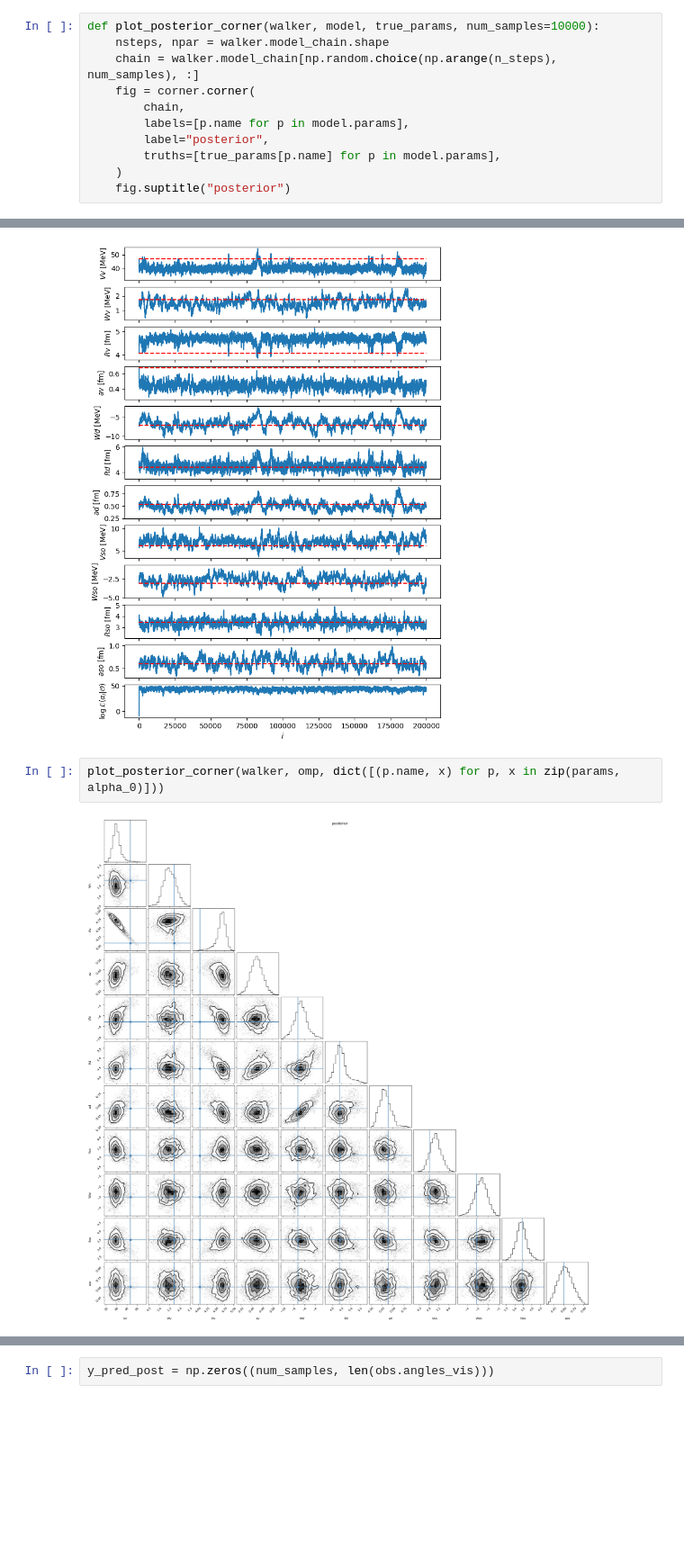
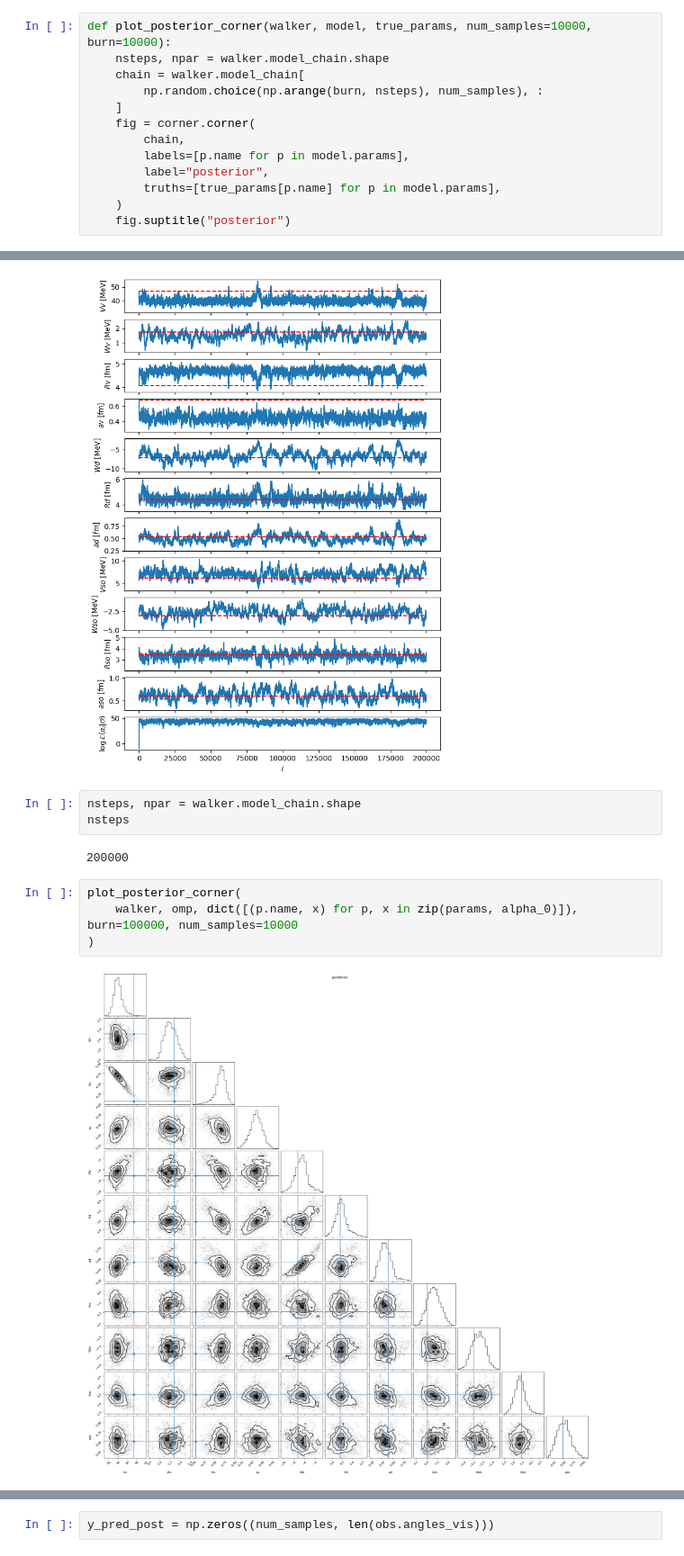
Before and after one commit to beykyle/rxmc, a Jupyter notebook: examples/fitting_an_optical_potential.ipynb, the cells around one changed output, grey strips where cells are left out. Shown at 90% size. Saved outputs shown, nothing was run; the diff lists cells and outputs as text; blank space fills up the shorter version.

```diff
--- a/examples/fitting_an_optical_potential.ipynb
+++ b/examples/fitting_an_optical_potential.ipynb
@@ -250,9 +252,11 @@ def plot_chains(walker, model, true_params):
     axes[-1].set_ylabel(r"$\log{\mathcal{L}(\alpha_i | \mathcal{O})}$")
     axes[-1].set_xlabel(r"$i$")
 # %%
-def plot_posterior_corner(walker, model, true_params, num_samples=10000):
+def plot_posterior_corner(walker, model, true_params, num_samples=10000, burn=10000):
     nsteps, npar = walker.model_chain.shape
-    chain = walker.model_chain[np.random.choice(np.arange(n_steps), num_samples), :]
+    chain = walker.model_chain[
+        np.random.choice(np.arange(burn, nsteps), num_samples), :
+    ]
     fig = corner.corner(
         chain,
         labels=[p.name for p in model.params],
@@ -264,7 +268,14 @@ def plot_posterior_corner(walker, model, true_params, num_samples=10000):
 plot_chains(walker, omp, dict([(p.name, x) for p, x in zip(params, alpha_0)]))
 # %% [output]
 [figure]
+# %%
+nsteps, npar = walker.model_chain.shape
+nsteps
+# %% [output]
+200000
 # %%
-plot_posterior_corner(walker, omp, dict([(p.name, x) for p, x in zip(params, alpha_0)]))
+plot_posterior_corner(
+    walker, omp, dict([(p.name, x) for p, x in zip(params, alpha_0)]), burn=100000, num_samples=10000
+)
 # %% [output]
-[figure, old version]
+[figure, new version]
```
Also changed, not shown: parts of 7 cells of this notebook, 2 other files.
